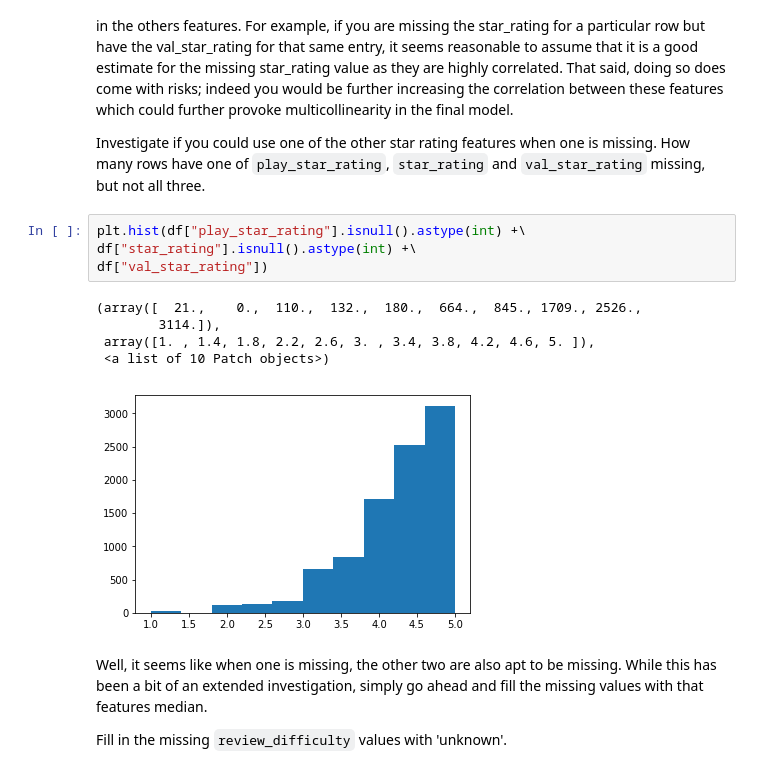
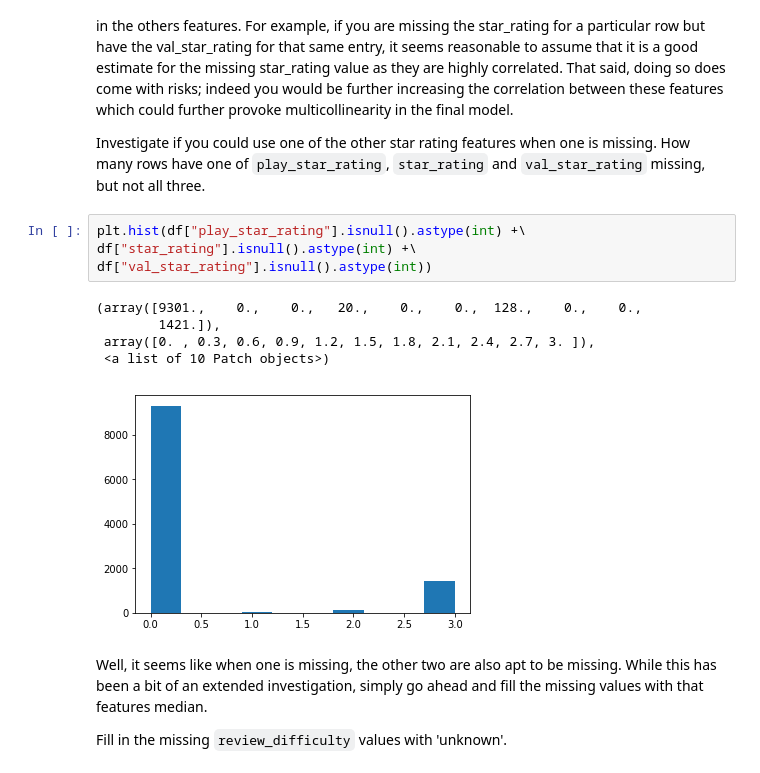
Before and after one commit to npschafer/dsc-scrubbing-and-cleaning-data-lab-houston-ds-042219, a Jupyter notebook: index.ipynb, the cells around one changed output. Drawn from its saved outputs; the diff is of its cells as text.

```diff
--- a/index.ipynb
+++ b/index.ipynb
@@ -167,13 +167,13 @@ Investigate if you could use one of the other star rating features when one is m
 # %%
 plt.hist(df["play_star_rating"].isnull().astype(int) +\
 df["star_rating"].isnull().astype(int) +\
-df["val_star_rating"])
+df["val_star_rating"].isnull().astype(int))
 # %% [output]
-(array([  21.,    0.,  110.,  132.,  180.,  664.,  845., 1709., 2526.,
-        3114.]),
- array([1. , 1.4, 1.8, 2.2, 2.6, 3. , 3.4, 3.8, 4.2, 4.6, 5. ]),
+(array([9301.,    0.,    0.,   20.,    0.,    0.,  128.,    0.,    0.,
+        1421.]),
+ array([0. , 0.3, 0.6, 0.9, 1.2, 1.5, 1.8, 2.1, 2.4, 2.7, 3. ]),
  <a list of 10 Patch objects>)
-[figure, old version]
+[figure, new version]
 # %% [markdown]
 Well, it seems like when one is missing, the other two are also apt to be missing. While this has been a bit of an extended investigation, simply go ahead and fill the missing values with that features median.
 
```
